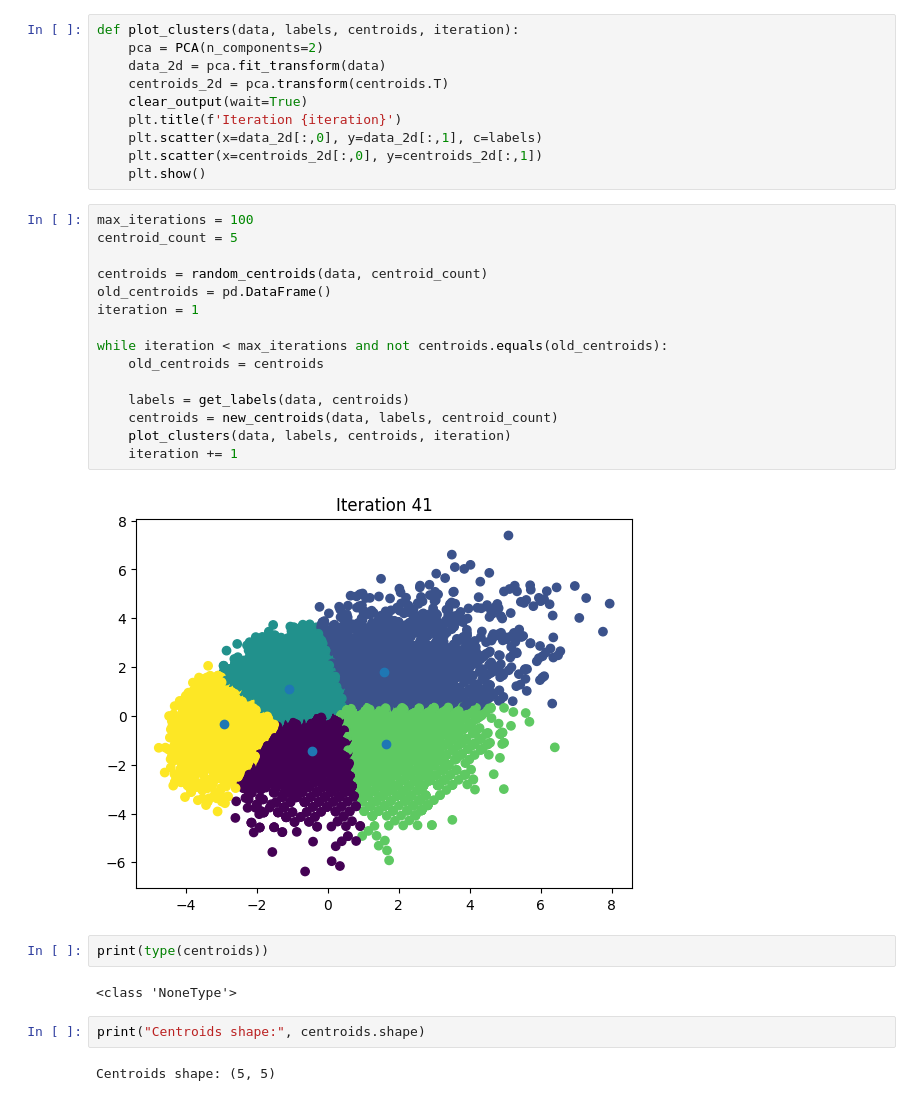
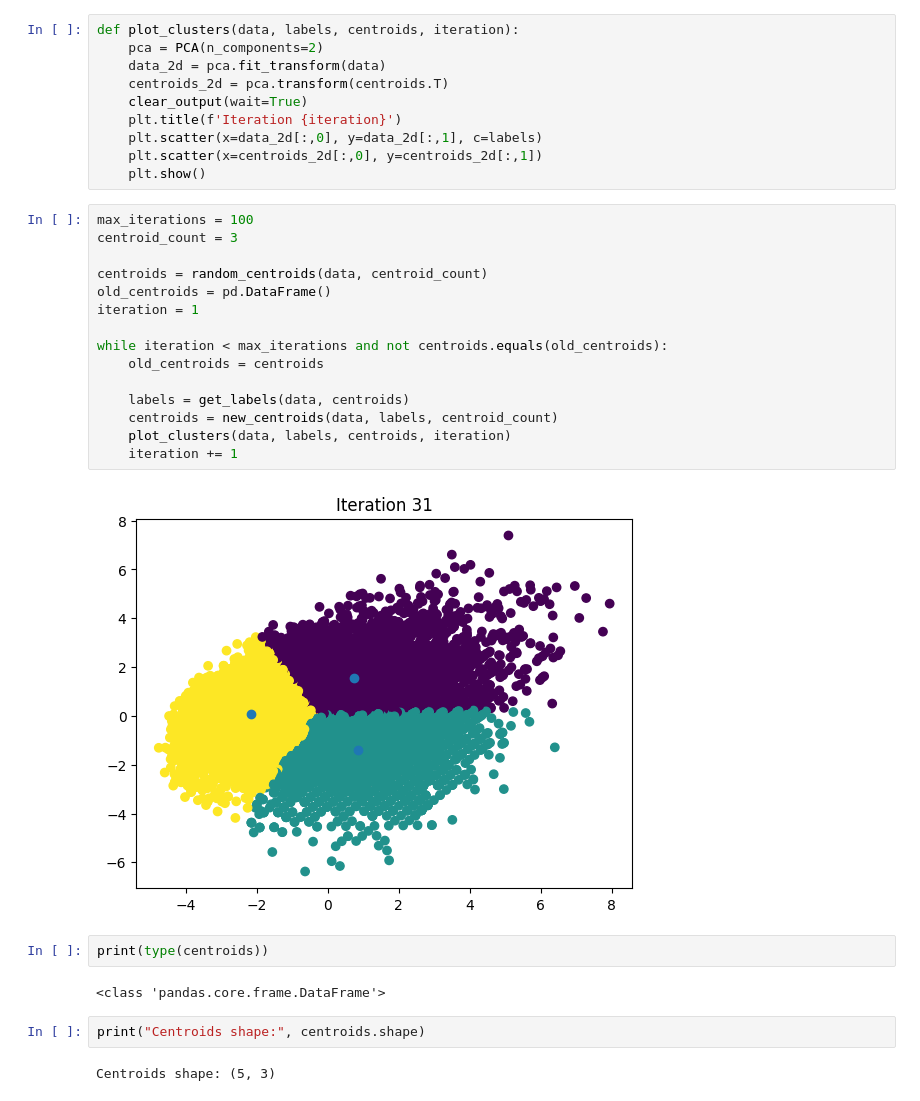
Before and after one commit to danyalmendigali/jupyter-datascience, a Jupyter notebook: linear algebra for ML /k-meansClustering.ipynb, the cells around one changed output. Saved outputs shown, nothing was run; the diff lists cells and outputs as text.

```diff
--- a/linear algebra for ML /k-meansClustering.ipynb
+++ b/linear algebra for ML /k-meansClustering.ipynb
@@ -113,29 +121,29 @@ def plot_clusters(data, labels, centroids, iteration):
     plt.show()
 # %%
 max_iterations = 100
-centroid_count = 5
+centroid_count = 3
 
 centroids = random_centroids(data, centroid_count)
 old_centroids = pd.DataFrame()
 iteration = 1
 
 while iteration < max_iterations and not centroids.equals(old_centroids):
     old_centroids = centroids
 
     labels = get_labels(data, centroids)
     centroids = new_centroids(data, labels, centroid_count)
     plot_clusters(data, labels, centroids, iteration)
     iteration += 1
 # %% [output]
-[figure, old version]
+[figure, new version]
 # %%
 print(type(centroids))
 # %% [output]
-<class 'NoneType'>
+<class 'pandas.core.frame.DataFrame'>
 # %%
 print("Centroids shape:", centroids.shape)
 # %% [output]
-Centroids shape: (5, 5)
+Centroids shape: (5, 3)
 # %%
 centroids
 # %% [output]
```
Also changed, not shown: parts of 8 cells of this notebook.
